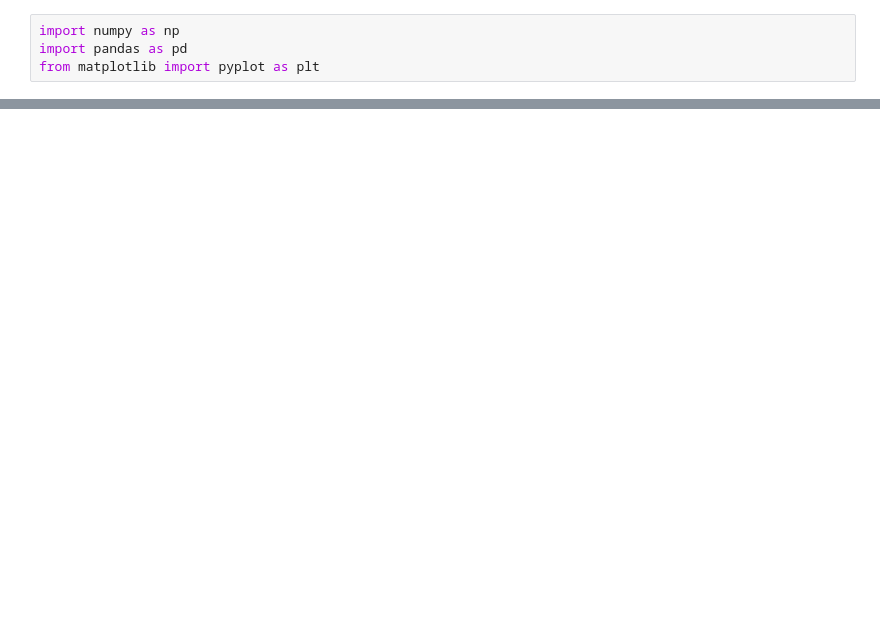
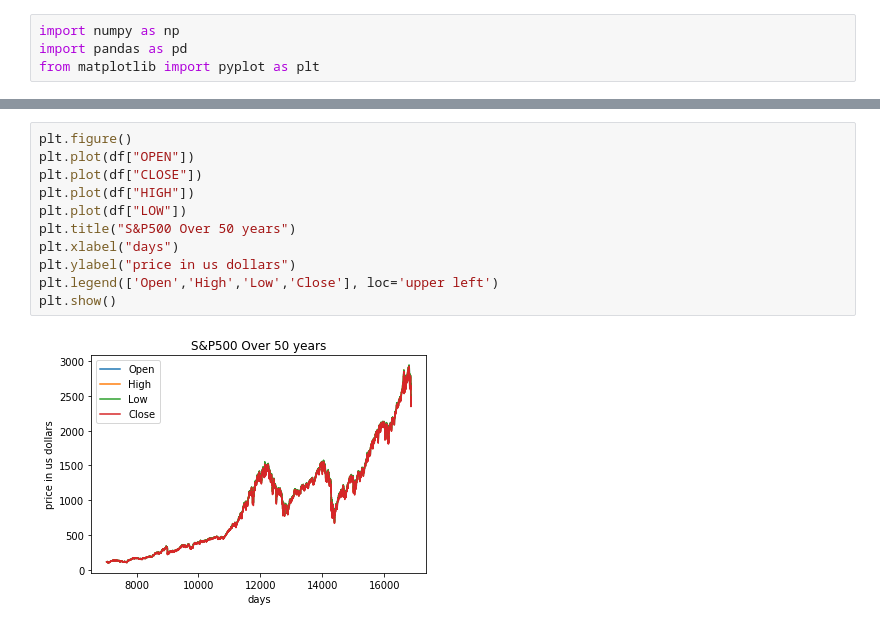
Before and after one commit to Fargle/hull_tactical, a Jupyter notebook: Data.ipynb, the cells around one changed output, grey strips where cells are left out. Saved outputs shown, nothing was run; the diff lists cells and outputs as text; blank space fills up the shorter version.

```diff
--- a/Data.ipynb
+++ b/Data.ipynb
@@ -16,2 +34,15 @@ df.tail()
+# %%
+plt.figure()
+plt.plot(df["OPEN"])
+plt.plot(df["CLOSE"])
+plt.plot(df["HIGH"])
+plt.plot(df["LOW"])
+plt.title("S&P500 Over 50 years")
+plt.xlabel("days")
+plt.ylabel("price in us dollars")
+plt.legend(['Open','High','Low','Close'], loc='upper left')
+plt.show()
+# %% [output]
+[figure, added]
 # %%
 plt.figure()
```
Also changed, not shown: parts of 5 cells of this notebook, 1 other file.
